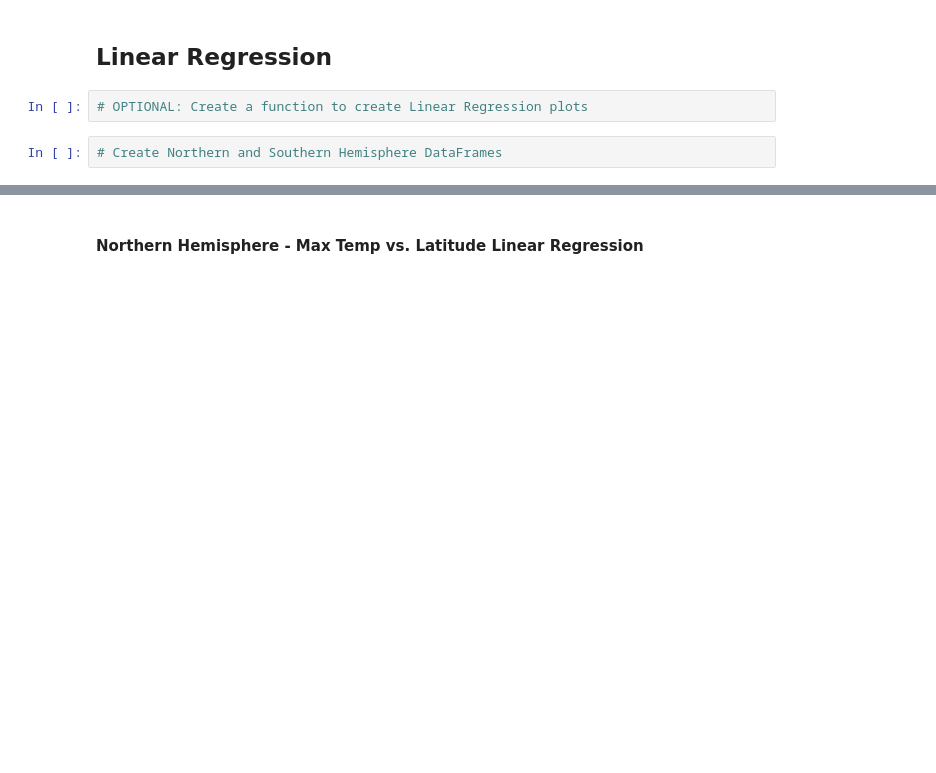
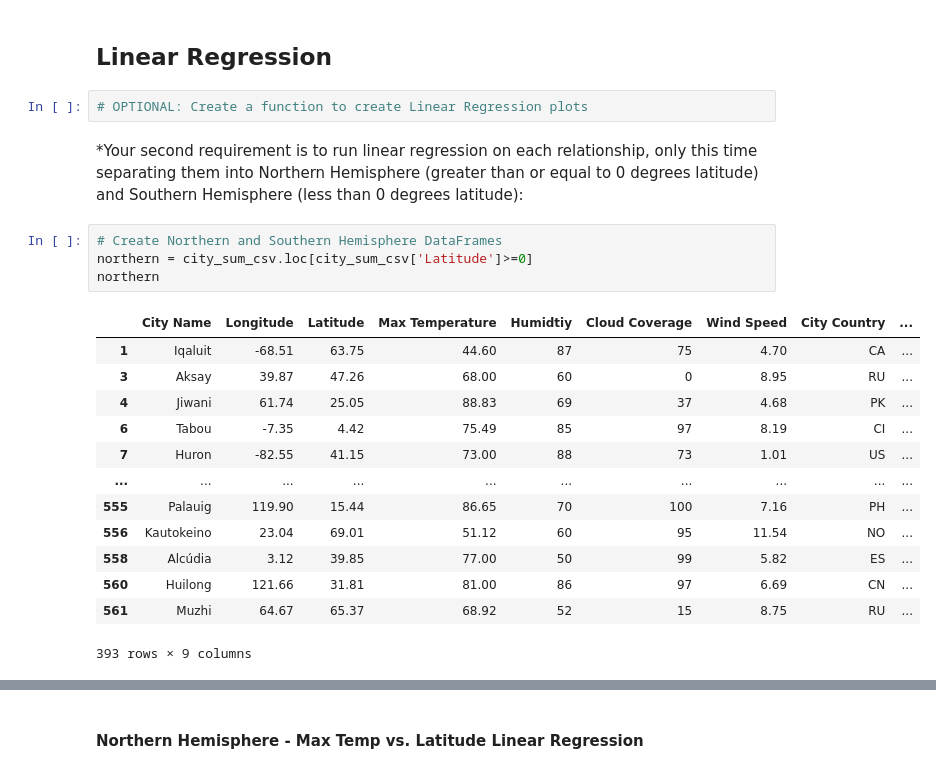
Before and after one commit to bourbonracer/Python-API-Challenge, a Jupyter notebook: starter_code/NewWeatherPy.ipynb, the cells around one changed output, grey strips where cells are left out. Cells and saved outputs as stored; diff of their text form; blank space fills up the shorter version.

Commit message:
Added northern and southern df

```diff
--- a/starter_code/NewWeatherPy.ipynb
+++ b/starter_code/NewWeatherPy.ipynb
@@ -236,5 +236,23 @@ plt.show()
 ## Linear Regression
 # %%
 # OPTIONAL: Create a function to create Linear Regression plots
+# %% [markdown]
+*Your second requirement is to run linear regression on each relationship, only this time separating them into Northern Hemisphere (greater than or equal to 0 degrees latitude) and Southern Hemisphere (less than 0 degrees latitude):
 # %%
 # Create Northern and Southern Hemisphere DataFrames
+northern = city_sum_csv.loc[city_sum_csv['Latitude']>=0]
+northern
+# %% [output]
+|  | City Name | Longitude | Latitude | Max Temperature | Humidtiy | Cloud Coverage | Wind Speed | City Country | ... |
+| 1 | Iqaluit | -68.51 | 63.75 | 44.60 | 87 | 75 | 4.70 | CA | ... |
+| 3 | Aksay | 39.87 | 47.26 | 68.00 | 60 | 0 | 8.95 | RU | ... |
+| 4 | Jiwani | 61.74 | 25.05 | 88.83 | 69 | 37 | 4.68 | PK | ... |
+| 6 | Tabou | -7.35 | 4.42 | 75.49 | 85 | 97 | 8.19 | CI | ... |
+| 7 | Huron | -82.55 | 41.15 | 73.00 | 88 | 73 | 1.01 | US | ... |
+| ... | ... | ... | ... | ... | ... | ... | ... | ... | ... |
+| 555 | Palauig | 119.90 | 15.44 | 86.65 | 70 | 100 | 7.16 | PH | ... |
+| 556 | Kautokeino | 23.04 | 69.01 | 51.12 | 60 | 95 | 11.54 | NO | ... |
+| 558 | Alcúdia | 3.12 | 39.85 | 77.00 | 50 | 99 | 5.82 | ES | ... |
+| 560 | Huilong | 121.66 | 31.81 | 81.00 | 86 | 97 | 6.69 | CN | ... |
+| 561 | Muzhi | 64.67 | 65.37 | 68.92 | 52 | 15 | 8.75 | RU | ... |
+393 rows × 9 columns
```
Also changed, not shown: parts of 1 cell of this notebook.
